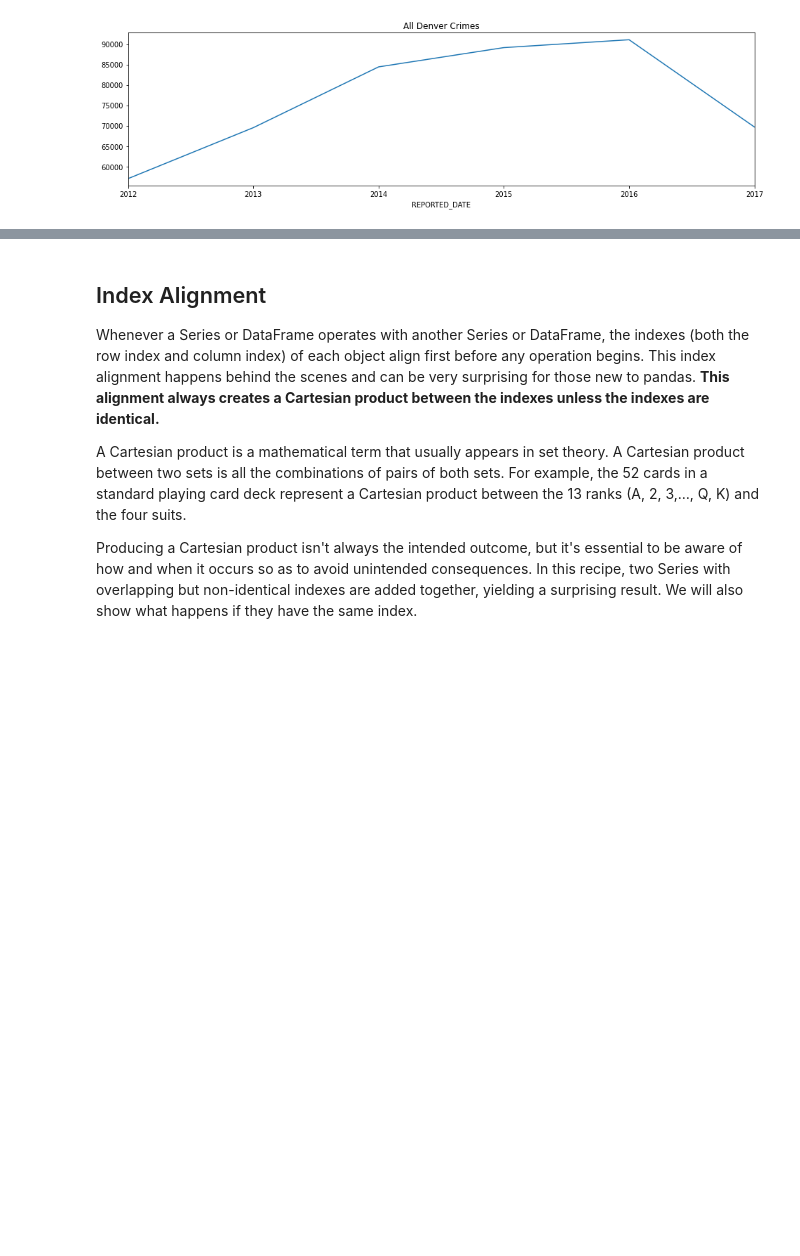
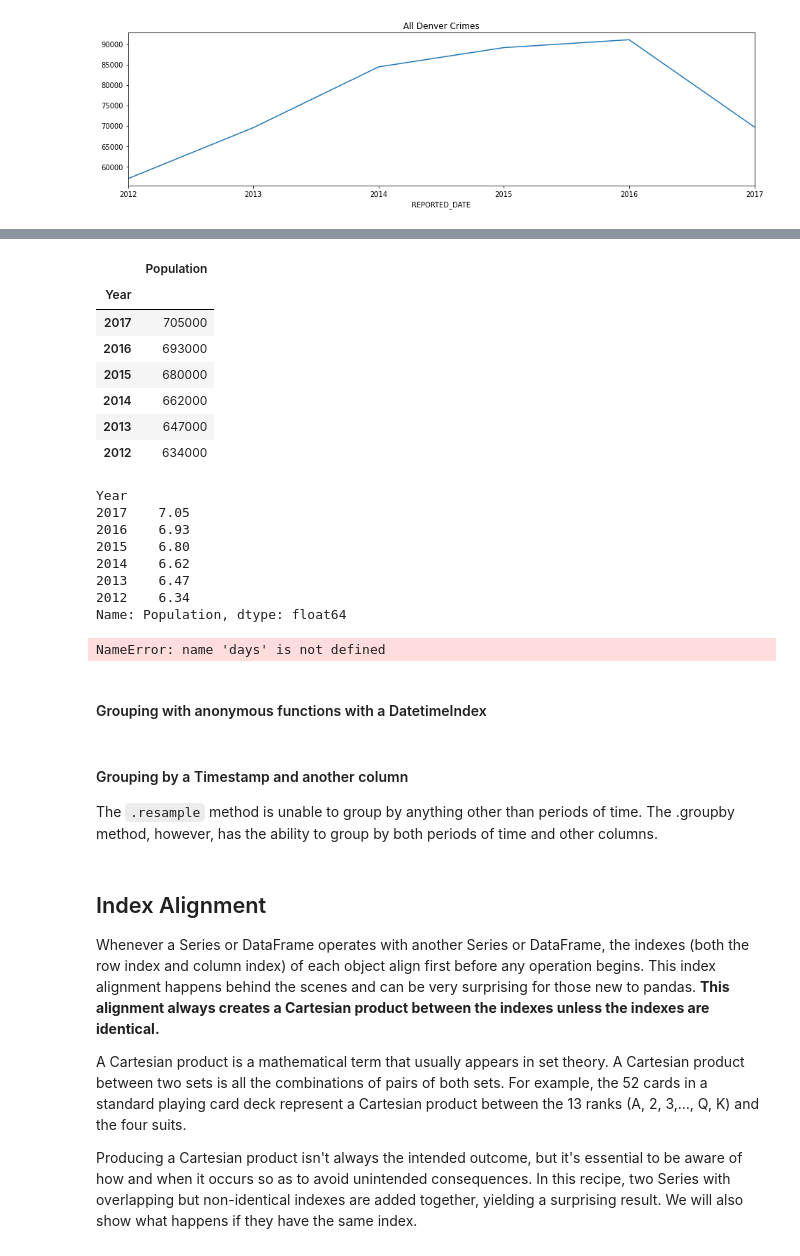
Before and after one commit to pkaran57/python-libs, a Jupyter notebook: pandas-lib/notebook/pandas.ipynb, the cells around one changed output, grey strips where cells are left out. Saved outputs shown, nothing was run; the diff lists cells and outputs as text; code cells hidden in the pictures; blank space fills up the shorter version.

```diff
--- a/pandas-lib/notebook/pandas.ipynb
+++ b/pandas-lib/notebook/pandas.ipynb
@@ -2581,0 +2595,53 @@ crime_sort.resample('Y').size().plot(title='All Denver Crimes', ax=ax)
+# %%
+denver_pop = pd.read_csv('data/denver_pop.csv', index_col='Year')
+display(denver_pop)
+
+den_100k = denver_pop.div(100_000).squeeze()
+display(den_100k)
+
+def update_2017(df_):
+    df_.loc[2017] = (df_
+        .loc[2017]
+        .div(.748)
+        .astype('int')
+    )
+    return df_
+
+table = (crime_sort
+    .groupby(
+        # All DataFrame columns / series containing Timestamps have access to numerous other attributes and methods with the .dt attribute
+        [crime.index.to_series().dt.year.rename('year'),
+         crime.index.to_series().dt.day_name().rename('day')])
+    .size()
+     # pivot the weekday level into horizontal column names with .unstack
+    .unstack('day')
+    .pipe(update_2017)
+    .reindex(columns=days)
+    .div(den_100k, axis='index')
+    .astype(int)
+)
+
+display(table)
+
+fig, ax = plt.subplots(figsize=(6, 4))
+sns.heatmap(table, cmap='Greys', ax=ax)
+# %% [output]
+|  | Population |
+| Year |  |
+| 2017 | 705000 |
+| 2016 | 693000 |
+| 2015 | 680000 |
+| 2014 | 662000 |
+| 2013 | 647000 |
+| 2012 | 634000 |
+Year
+2017    7.05
+2016    6.93
+2015    6.80
+2014    6.62
+2013    6.47
+2012    6.34
+Name: Population, dtype: float64
+NameError: name 'days' is not defined
+# %% [markdown]
+#### Grouping with anonymous functions with a DatetimeIndex
@@ -2581,0 +2659,4 @@ crime_sort.resample('Y').size().plot(title='All Denver Crimes', ax=ax)
+# %% [markdown]
+#### Grouping by a Timestamp and another column
+
+The `.resample` method is unable to group by anything other than periods of time. The .groupby method, however, has the ability to group by both periods of time and other columns.
```
Also changed, not shown: parts of 16 cells of this notebook, 2 other files.
